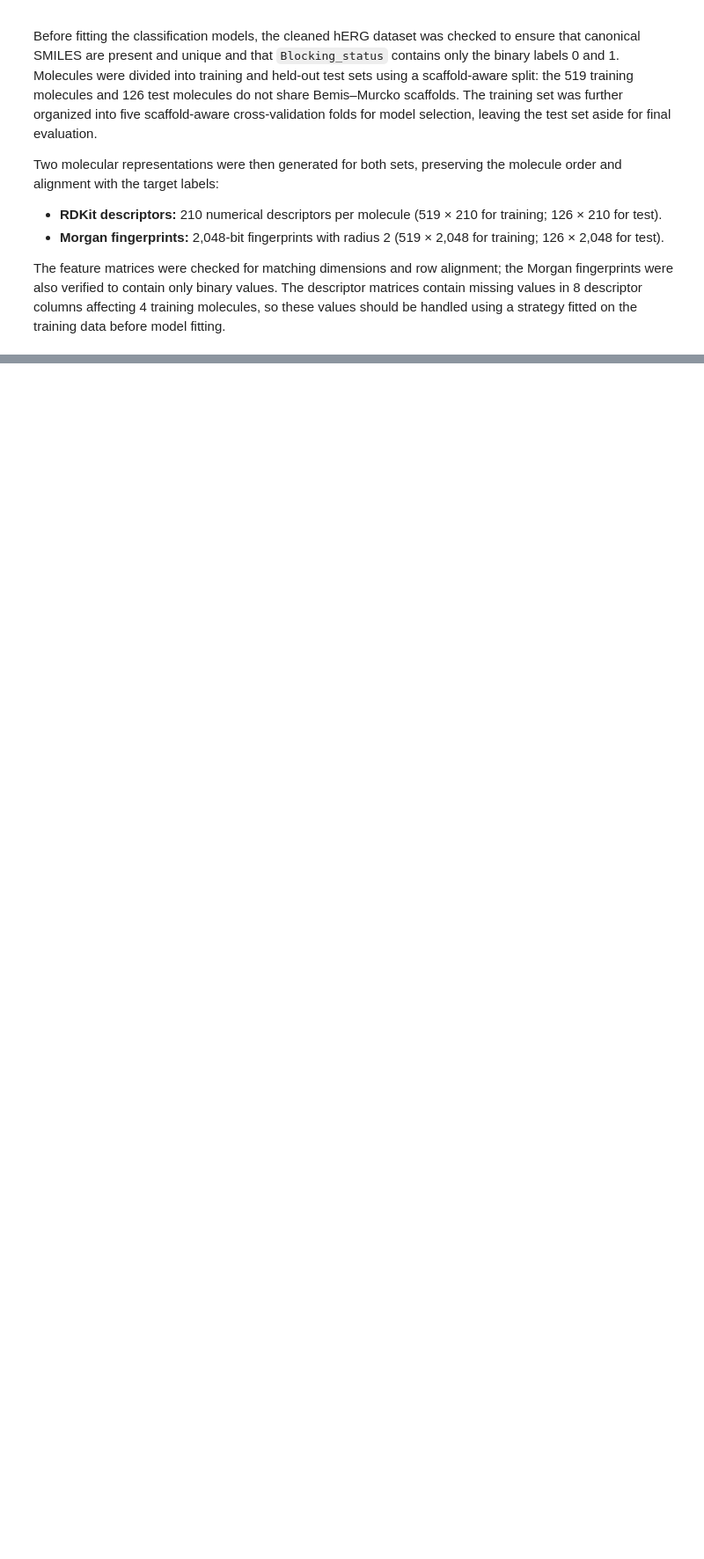
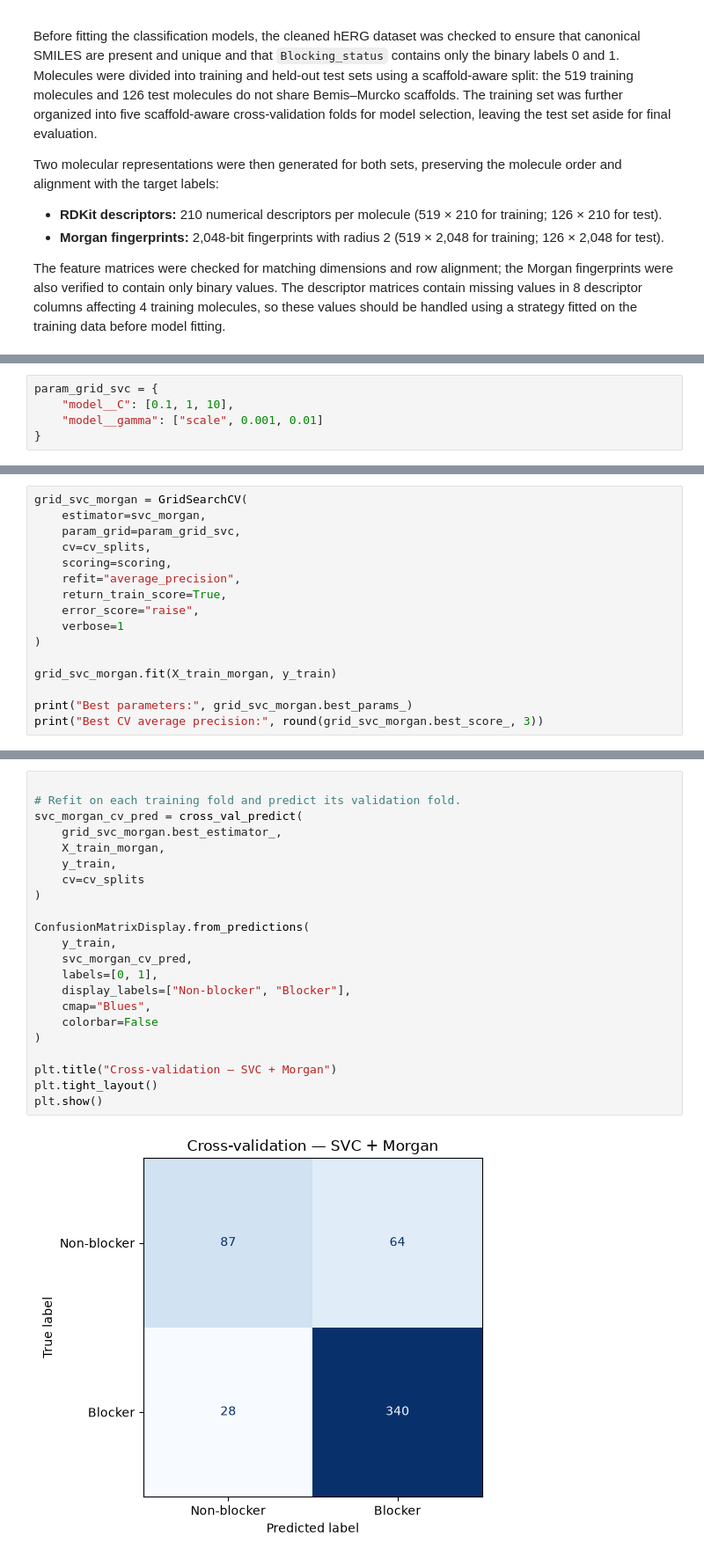
Before and after one commit to erinsoppelsa/Data-Project-for-Cheminformatics-class, a Jupyter notebook: notebooks/03_classification_herG.ipynb, the cells around one changed output, grey strips where cells are left out. Shown at 88% size. Saved outputs shown, nothing was run; the diff lists cells and outputs as text; blank space fills up the shorter version.

```diff
--- a/notebooks/03_classification_herG.ipynb
+++ b/notebooks/03_classification_herG.ipynb
@@ -413,0 +767,5 @@ The feature matrices were checked for matching dimensions and row alignment; the
+# %%
+param_grid_svc = {
+    "model__C": [0.1, 1, 10],
+    "model__gamma": ["scale", 0.001, 0.01]
+}
@@ -413,0 +792,16 @@ The feature matrices were checked for matching dimensions and row alignment; the
+# %%
+grid_svc_morgan = GridSearchCV(
+    estimator=svc_morgan,
+    param_grid=param_grid_svc,
+    cv=cv_splits,
+    scoring=scoring,
+    refit="average_precision",
+    return_train_score=True,
+    error_score="raise",
+    verbose=1
+)
+
+grid_svc_morgan.fit(X_train_morgan, y_train)
+
+print("Best parameters:", grid_svc_morgan.best_params_)
+print("Best CV average precision:", round(grid_svc_morgan.best_score_, 3))
@@ -413,0 +872,24 @@ The feature matrices were checked for matching dimensions and row alignment; the
+# %%
+
+# Refit on each training fold and predict its validation fold.
+svc_morgan_cv_pred = cross_val_predict(
+    grid_svc_morgan.best_estimator_,
+    X_train_morgan,
+    y_train,
+    cv=cv_splits
+)
+
+ConfusionMatrixDisplay.from_predictions(
+    y_train,
+    svc_morgan_cv_pred,
+    labels=[0, 1],
+    display_labels=["Non-blocker", "Blocker"],
+    cmap="Blues",
+    colorbar=False
+)
+
+plt.title("Cross-validation — SVC + Morgan")
+plt.tight_layout()
+plt.show()
+# %% [output]
+[figure, added]
```
Also changed, not shown: parts of 44 cells of this notebook, 12 other files.
